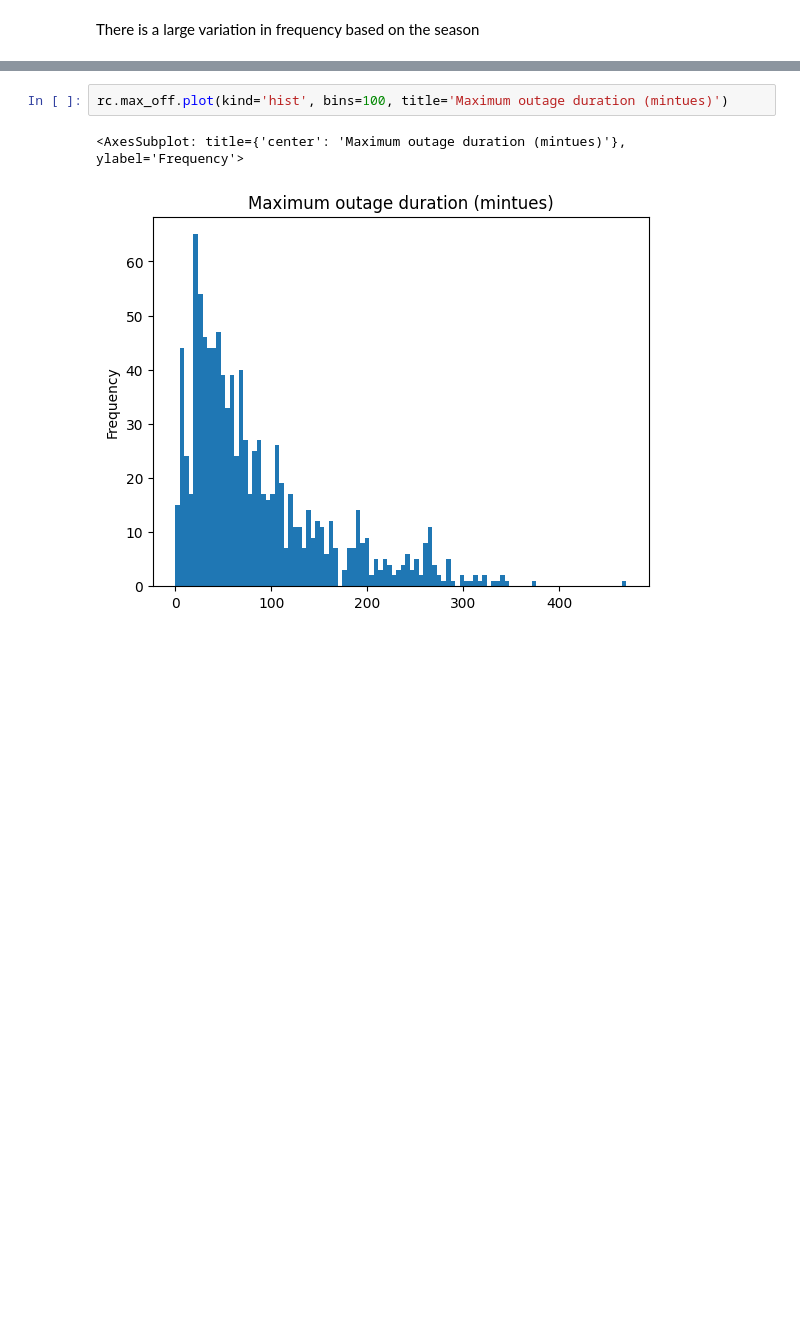
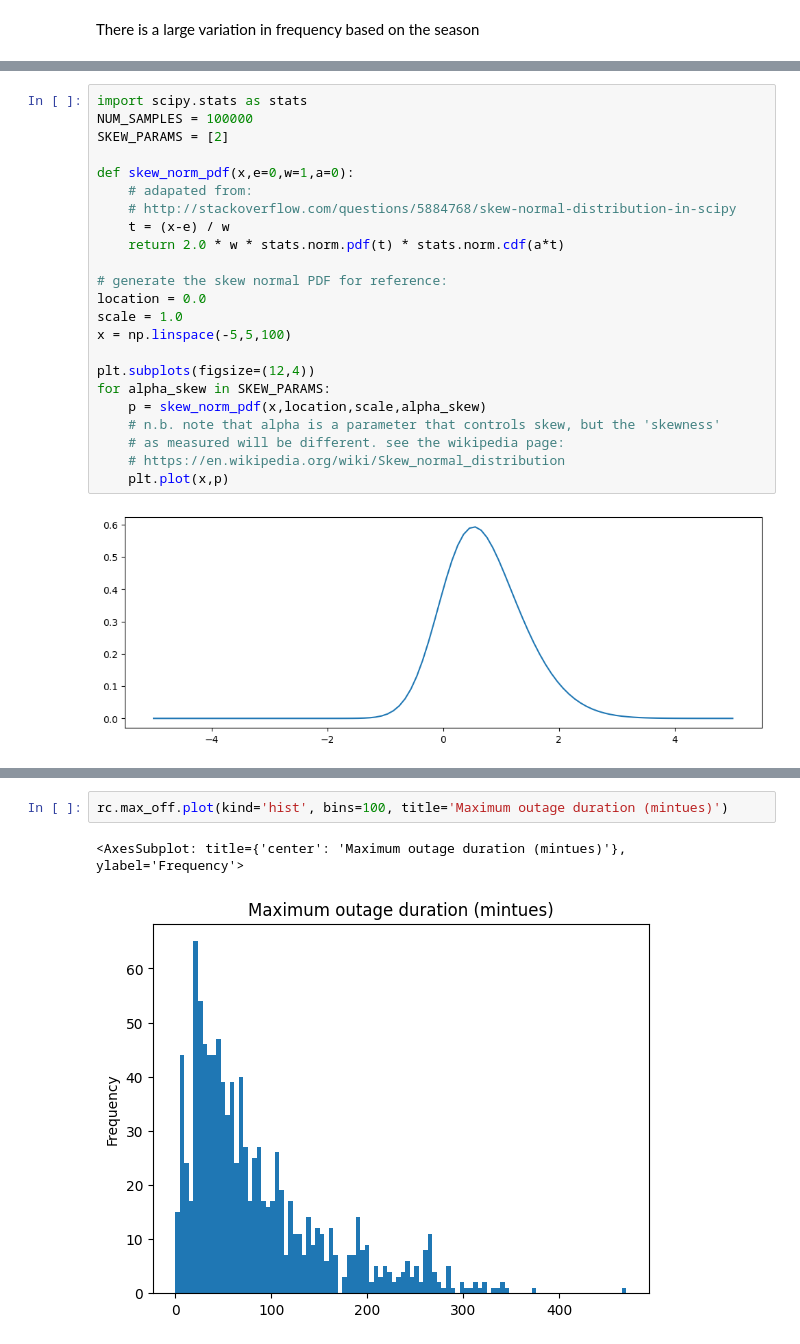
Before and after one commit to CJP123/cylinder, a Jupyter notebook: nbs/100_ripple_control.ipynb, the cells around one changed output, grey strips where cells are left out. Saved outputs shown, nothing was run; the diff lists cells and outputs as text; blank space fills up the shorter version.

```diff
--- a/nbs/100_ripple_control.ipynb
+++ b/nbs/100_ripple_control.ipynb
@@ -51,3 +123,28 @@ There is a large variation in frequency based on the season
+# %%
+import scipy.stats as stats
+NUM_SAMPLES = 100000
+SKEW_PARAMS = [2]
+
+def skew_norm_pdf(x,e=0,w=1,a=0):
+    # adapated from:
+    # http://stackoverflow.com/questions/5884768/skew-normal-distribution-in-scipy
+    t = (x-e) / w
+    return 2.0 * w * stats.norm.pdf(t) * stats.norm.cdf(a*t)
+
+# generate the skew normal PDF for reference:
+location = 0.0
+scale = 1.0
+x = np.linspace(-5,5,100)
+
+plt.subplots(figsize=(12,4))
+for alpha_skew in SKEW_PARAMS:
+    p = skew_norm_pdf(x,location,scale,alpha_skew)
+    # n.b. note that alpha is a parameter that controls skew, but the 'skewness'
+    # as measured will be different. see the wikipedia page:
+    # https://en.wikipedia.org/wiki/Skew_normal_distribution
+    plt.plot(x,p)
+# %% [output]
+[figure, added]
 # %%
 # do a frequency plot of the max_average_off grouped by season as 4 separate subplots (one for each season)
 # rc.groupby('season')['max_ave_off'].plot(kind='hist', alpha=0.5, legend=True)
```
Also changed, not shown: parts of 9 cells of this notebook, 5 other files.
